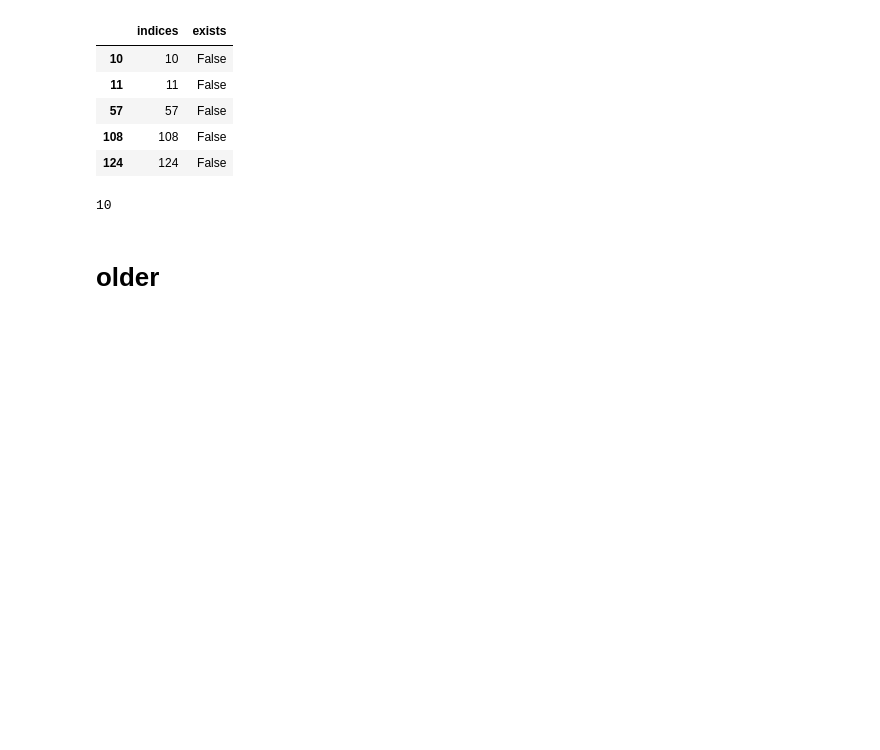
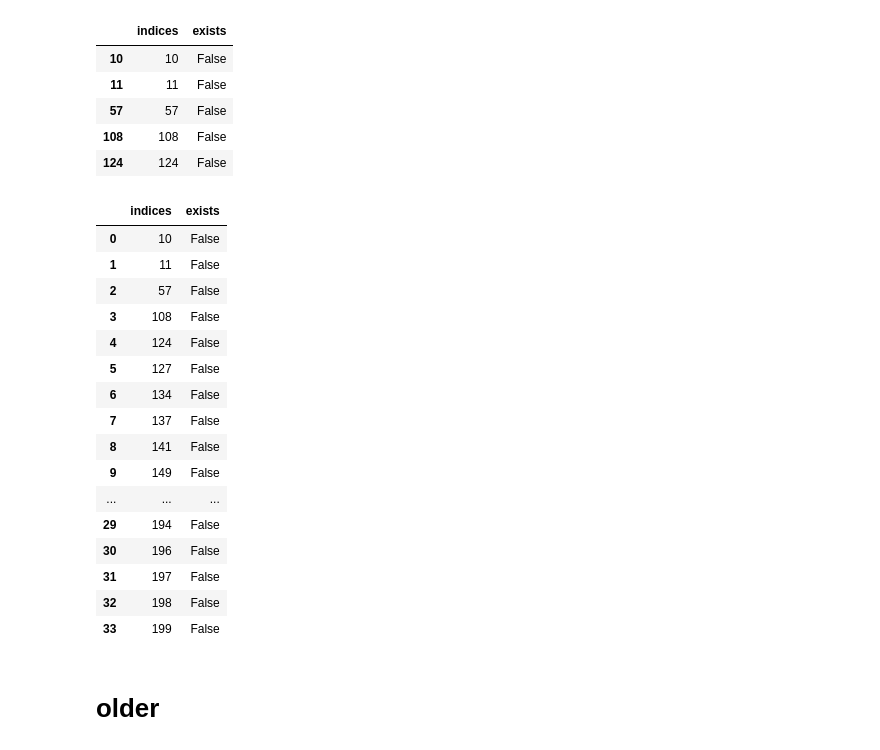
Before and after one commit to nt409/quant-res-doses, a Jupyter notebook: notebooks/121_rough_xgb.ipynb, the cells around one changed output. Drawn from its saved outputs; the diff is of its cells as text; code cells hidden in the pictures; blank space fills up the shorter version.

```diff
--- a/notebooks/121_rough_xgb.ipynb
+++ b/notebooks/121_rough_xgb.ipynb
@@ -137,9 +137,25 @@ todo.head()
 seeds = pd.read_csv(f'../outputs/todo/all.csv')
 SEED = int(seeds.iloc[0].indices)
 # %%
-SEED
+seeds
 # %% [output]
-10
+|  | indices | exists |
+| 0 | 10 | False |
+| 1 | 11 | False |
+| 2 | 57 | False |
+| 3 | 108 | False |
+| 4 | 124 | False |
+| 5 | 127 | False |
+| 6 | 134 | False |
+| 7 | 137 | False |
+| 8 | 141 | False |
+| 9 | 149 | False |
+| ... | ... | ... |
+| 29 | 194 | False |
+| 30 | 196 | False |
+| 31 | 197 | False |
+| 32 | 198 | False |
+| 33 | 199 | False |
 # %%
 todo.to_csv('../outputs/todo/all.csv', index=False)
 # %% [markdown]
```
Also changed, not shown: 1 other file.
